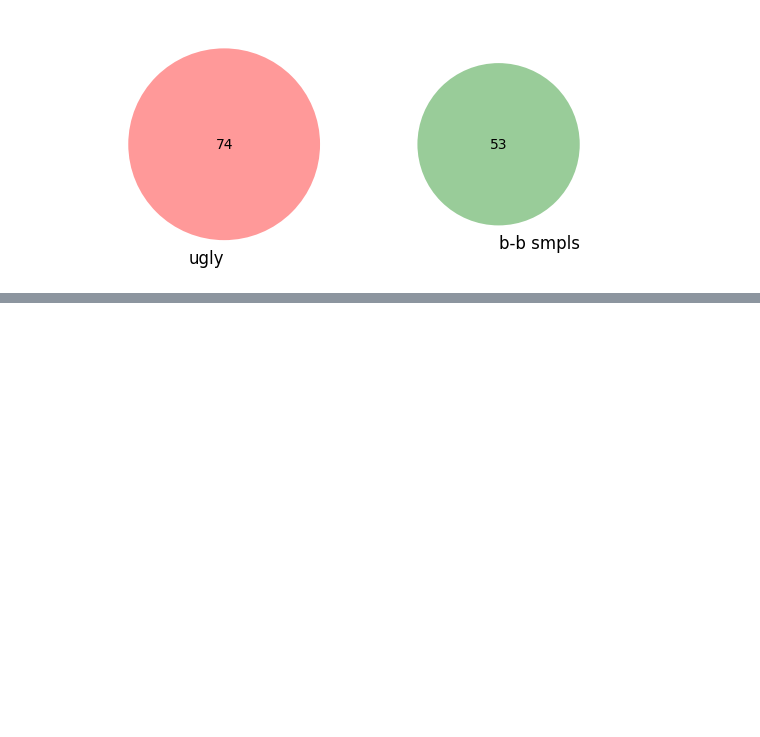
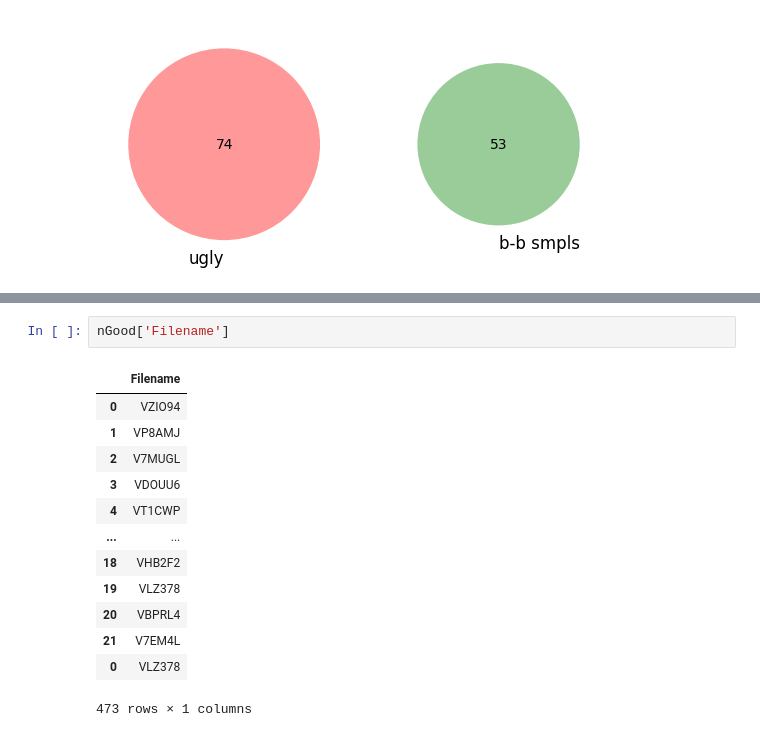
Before and after one commit to Chartiza/2024_Illumina_vs_BGI, a Jupyter notebook: step3_motus/find_absent_smpls.ipynb, the cells around one changed output, grey strips where cells are left out. Saved outputs shown, nothing was run; the diff lists cells and outputs as text; blank space fills up the shorter version.

```diff
--- a/step3_motus/find_absent_smpls.ipynb
+++ b/step3_motus/find_absent_smpls.ipynb
@@ -120,0 +138,16 @@ venn2([set(sw['sample']), set(bb['sample'])], ('ugly', 'b-b smpls'))
+# %%
+nGood['Filename']
+# %% [output]
+|  | Filename |
+| 0 | VZIO94 |
+| 1 | VP8AMJ |
+| 2 | V7MUGL |
+| 3 | VDOUU6 |
+| 4 | VT1CWP |
+| ... | ... |
+| 18 | VHB2F2 |
+| 19 | VLZ378 |
+| 20 | VBPRL4 |
+| 21 | V7EM4L |
+| 0 | VLZ378 |
+473 rows × 1 columns
```
Also changed, not shown: parts of 9 cells of this notebook, 13 other files.
